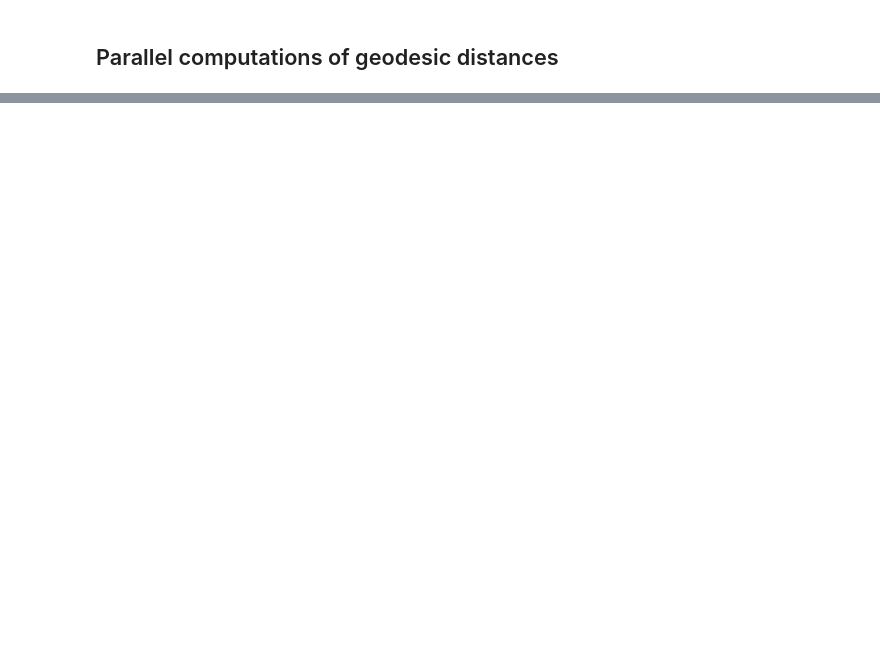
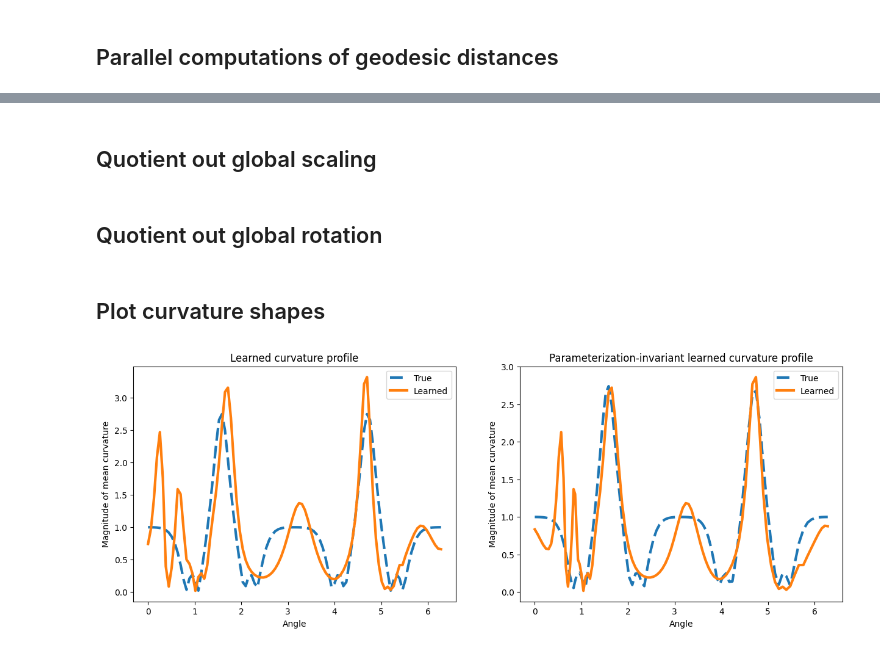
Before and after one commit to geometric-intelligence/neurometry, a Jupyter notebook: neuralgeom/notebooks/12_reparameterization_invariant_circle.ipynb, the cells around one changed output, grey strips where cells are left out. Drawn from its saved outputs; the diff is of its cells as text; code cells hidden in the pictures; blank space fills up the shorter version.

```diff
--- a/neuralgeom/notebooks/12_reparameterization_invariant_circle.ipynb
+++ b/neuralgeom/notebooks/12_reparameterization_invariant_circle.ipynb
@@ -245,0 +258,74 @@ ax2.legend()
+# %% [markdown]
+## Quotient out global scaling
+# %%
+scaling_factor = 2 * np.pi / np.max(cumul_geodesic_dists_learned)
+
+rescaled_curv_norms_learned = curv_norms_learned * scaling_factor
+
+rescaled_cumul_geodesic_dists_learned = cumul_geodesic_dists_learned * scaling_factor
+# %% [markdown]
+## Quotient out global rotation
+# %%
+# ensures that the true profile and the learned profile are sampled at the same points
+curv_norms_true_interp = np.interp(
+    rescaled_cumul_geodesic_dists_learned, z_grid_true, curv_norms_true
+)
+
+# computes cross-correlation between true and learned curvature profiles, returns offset of best alignment
+aligned_curv_norms_learned, correlation = get_cross_corr(
+    rescaled_curv_norms_learned, curv_norms_true_interp
+)
+# %% [markdown]
+## Plot curvature shapes
+# %%
+smoothing = False
+
+fig = plt.figure(figsize=(15, 5))
+ax_no_geodesic = fig.add_subplot(121)
+curv_norms_learned, _ = get_cross_corr(curv_norms_learned, curv_norms_true)
+
+ax_no_geodesic.plot(
+    z_grid_true, curv_norms_true, label="True", dashes=[5, 2], linewidth=3
+)
+ax_no_geodesic.plot(z_grid_learned, curv_norms_learned, label="Learned", linewidth=3)
+ax_no_geodesic.legend()
+ax_no_geodesic.set_xlabel("Angle")
+ax_no_geodesic.set_ylabel("Magnitude of mean curvature")
+ax_no_geodesic.set_title("Learned curvature profile")
+
+
+ax_geodesic = fig.add_subplot(122)
+
+if smoothing:
+    aligned_curv_norms_learned = scipy.signal.savgol_filter(
+        aligned_curv_norms_learned, window_length=15, polyorder=7
+    )
+
+ax_geodesic.plot(
+    rescaled_cumul_geodesic_dists_learned,
+    curv_norms_true_interp,
+    label="True",
+    dashes=[5, 2],
+    linewidth=3,
+)
+ax_geodesic.plot(
+    rescaled_cumul_geodesic_dists_learned,
+    aligned_curv_norms_learned,
+    label="Learned",
+    linewidth=3,
+)
+ax_geodesic.legend()
+ax_geodesic.set_xlabel("Angle")
+ax_geodesic.set_ylabel("Magnitude of mean curvature")
+ax_geodesic.set_title("Parameterization-invariant learned curvature profile")
+
+CURVATURE_SHAPES_DIR = os.path.join(os.getcwd(), "results", "curvature_shapes")
+
+plt.savefig(
+    os.path.join(CURVATURE_SHAPES_DIR, f"param_inv_s1_run_id_{run_id}_profile.png")
+)
+plt.savefig(
+    os.path.join(CURVATURE_SHAPES_DIR, f"param_inv_s1_run_id_{run_id}_profile.svg")
+)
+# %% [output]
+[figure, added]
```
Also changed, not shown: parts of 18 cells of this notebook, 1 other file.
